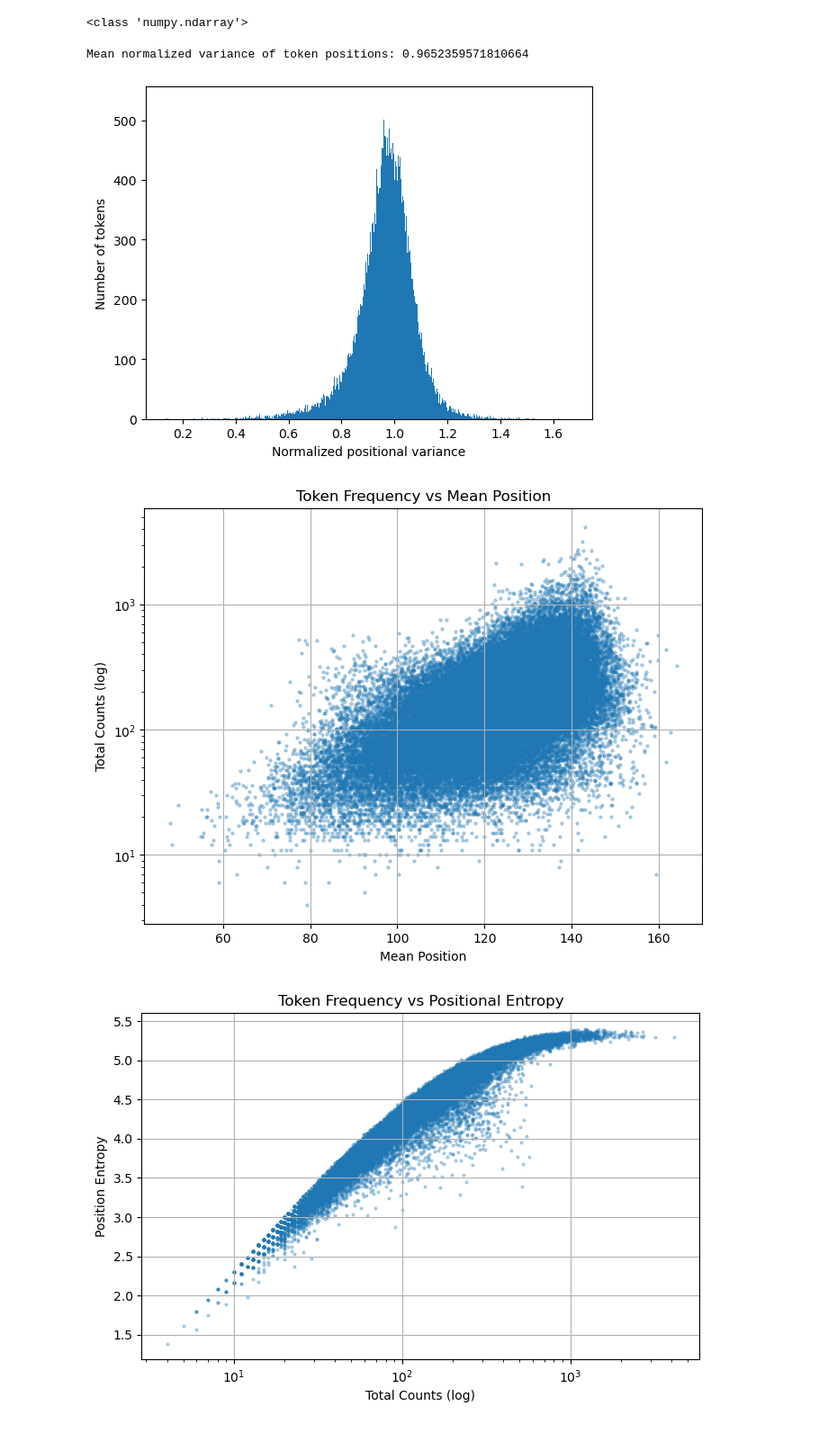
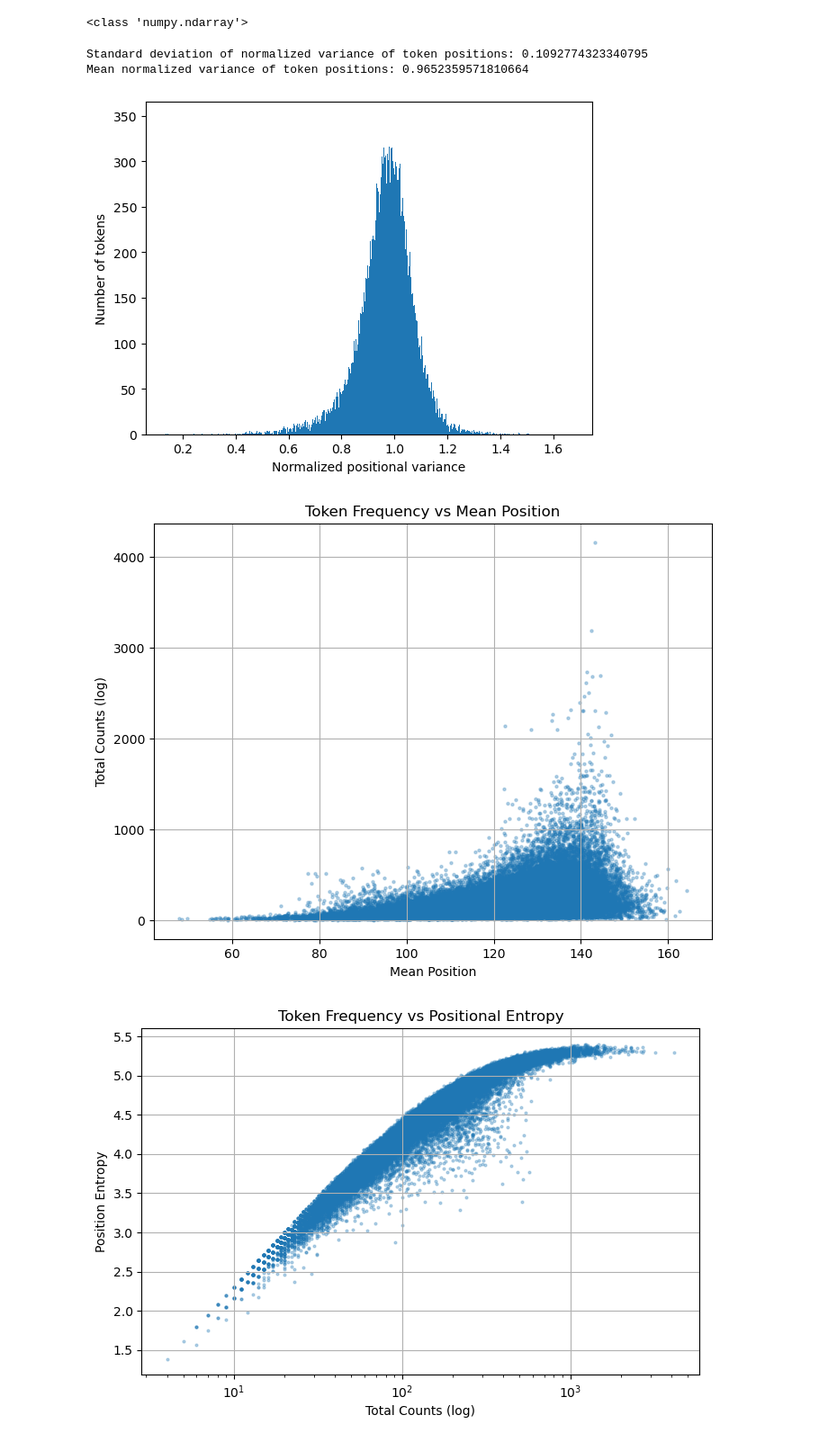
Before and after one commit to hevra01/thesis, a Jupyter notebook: notebooks/flextok_register_tokens_analysis.ipynb, the cells around one changed output. Shown at 90% size. Saved outputs shown, nothing was run; the diff lists cells and outputs as text; code cells hidden in the pictures.

```diff
--- a/notebooks/flextok_register_tokens_analysis.ipynb
+++ b/notebooks/flextok_register_tokens_analysis.ipynb
@@ -154,28 +163,31 @@ print(type(norm_var))
 # %%
 # find mean of norm_var
 mean_norm_var = np.mean(norm_var)
+std_norm_var = np.std(norm_var)
+print("Standard deviation of normalized variance of token positions:", std_norm_var)
 print("Mean normalized variance of token positions:", mean_norm_var)
 # %% [output]
+Standard deviation of normalized variance of token positions: 0.1092774323340795
 Mean normalized variance of token positions: 0.9652359571810664
 # %%
 # plot normalized variance histogram
-plt.hist(norm_var, bins=1000)
+plt.hist(norm_var, bins=1500)
 plt.xlabel("Normalized positional variance")
 plt.ylabel("Number of tokens")
 plt.show()
 # %% [output]
-[figure, old version]
+[figure, new version]
 # %%
 plt.figure(figsize=(8, 6))
 plt.scatter(mean_position, total_counts, s=5, alpha=0.3)
-plt.yscale("log")
+#plt.yscale("log")
 plt.xlabel("Mean Position")
 plt.ylabel("Total Counts (log)")
 plt.title("Token Frequency vs Mean Position")
 plt.grid(True)
 plt.show()
 # %% [output]
-[figure, old version]
+[figure, new version]
 # %%
 
 p = counts / (total_counts[:, None] + 1e-8)
```
Also changed, not shown: parts of 5 cells of this notebook, 6 other files.
